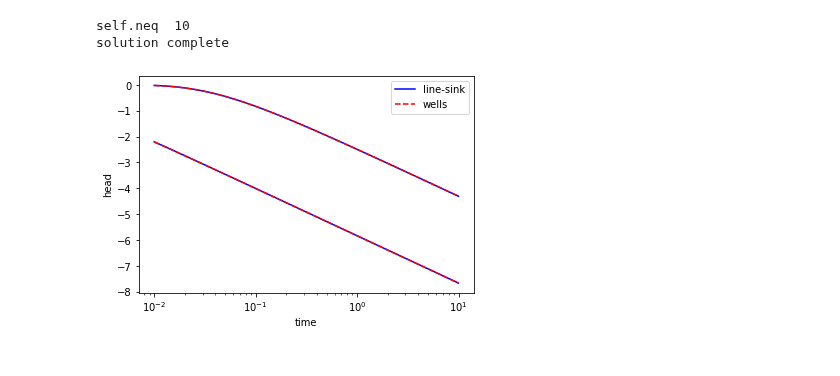
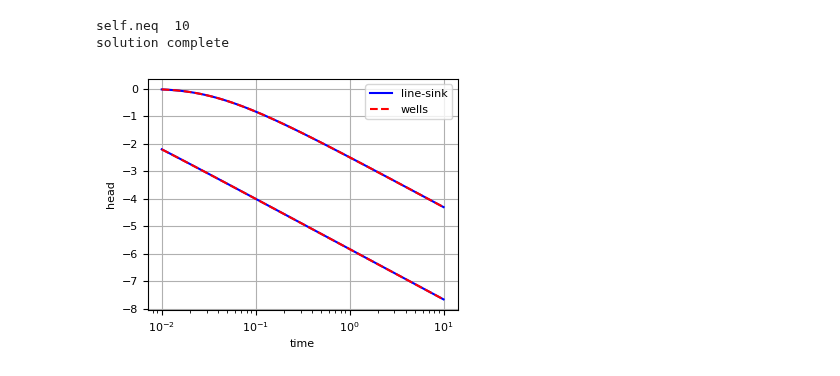
Before and after one commit to mbakker7/ttim, a Jupyter notebook: docs/03examples/compare_wells_linesink.ipynb, the cells around one changed output. Drawn from its saved outputs; the diff is of its cells as text; code cells hidden in the pictures.

```diff
--- a/docs/03examples/compare_wells_linesink.ipynb
+++ b/docs/03examples/compare_wells_linesink.ipynb
@@ -5,6 +5,7 @@ import matplotlib.pyplot as plt
 import numpy as np
 
 import ttim
+plt.rcParams['font.size'] = 8.0
 # %%
 ml = ttim.ModelMaq(tmin=0.01, tmax=10)
 ls1 = ttim.LineSink(ml, -1, 0, 1, 0, tsandQ=[(0, 10)])
@@ -30,13 +31,15 @@ h1b = ml.head(0.5, 10, t)
 h2a = ml2.head(0.5, 1, t)
 h2b = ml2.head(0.5, 10, t)
 # %%
+plt.figure(figsize=(4, 3))
 plt.semilogx(t, h1a[0], "b", label="line-sink")
 plt.semilogx(t, h2a[0], "r--", label="wells")
 plt.semilogx(t, h1b[0], "b")
 plt.semilogx(t, h2b[0], "r--")
 plt.xlabel("time")
 plt.ylabel("head")
 plt.legend()
+plt.grid()
 # %% [output]
-[figure, old version]
+[figure, new version]
 # %%
```
Also changed, not shown: parts of 3 cells of this notebook, 2 other files.
